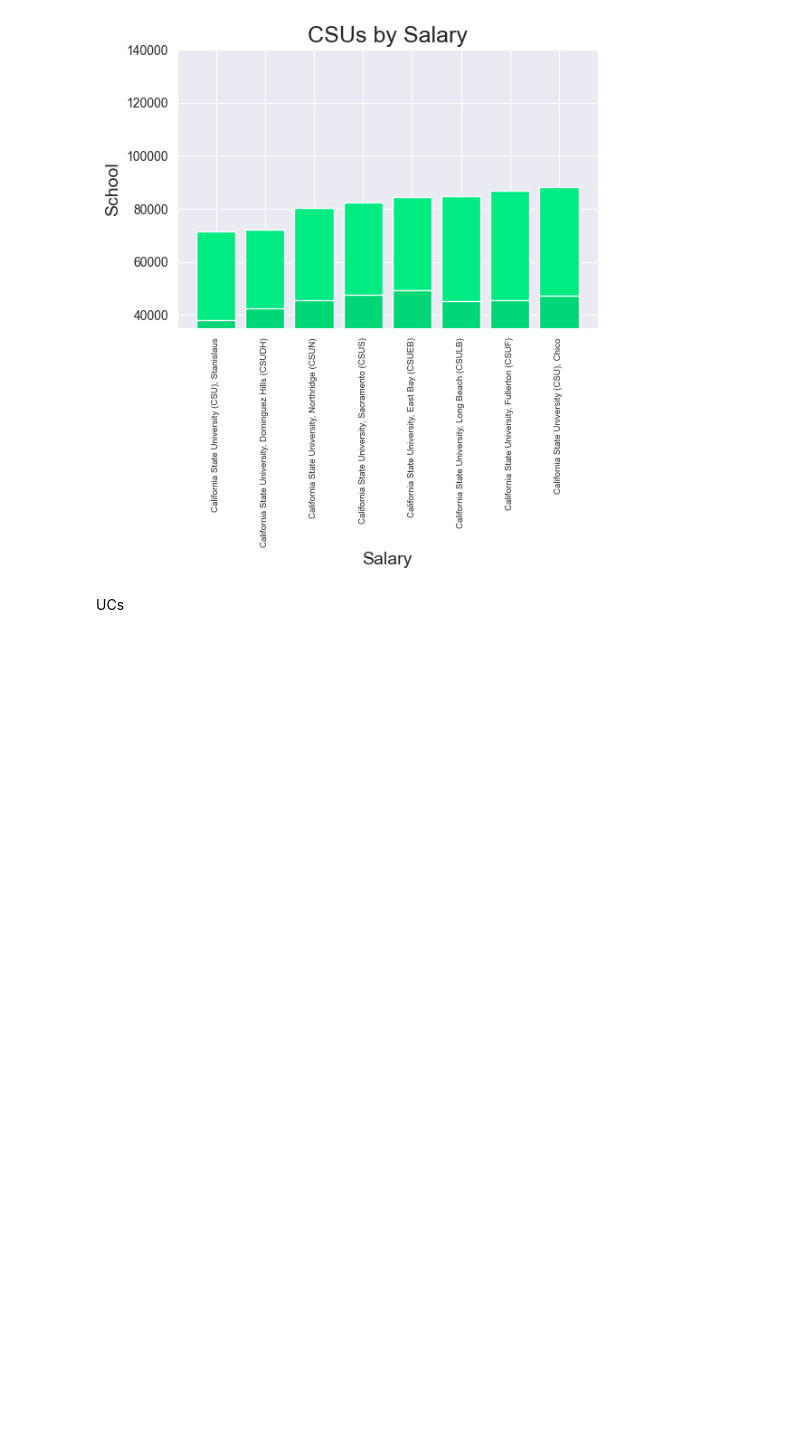
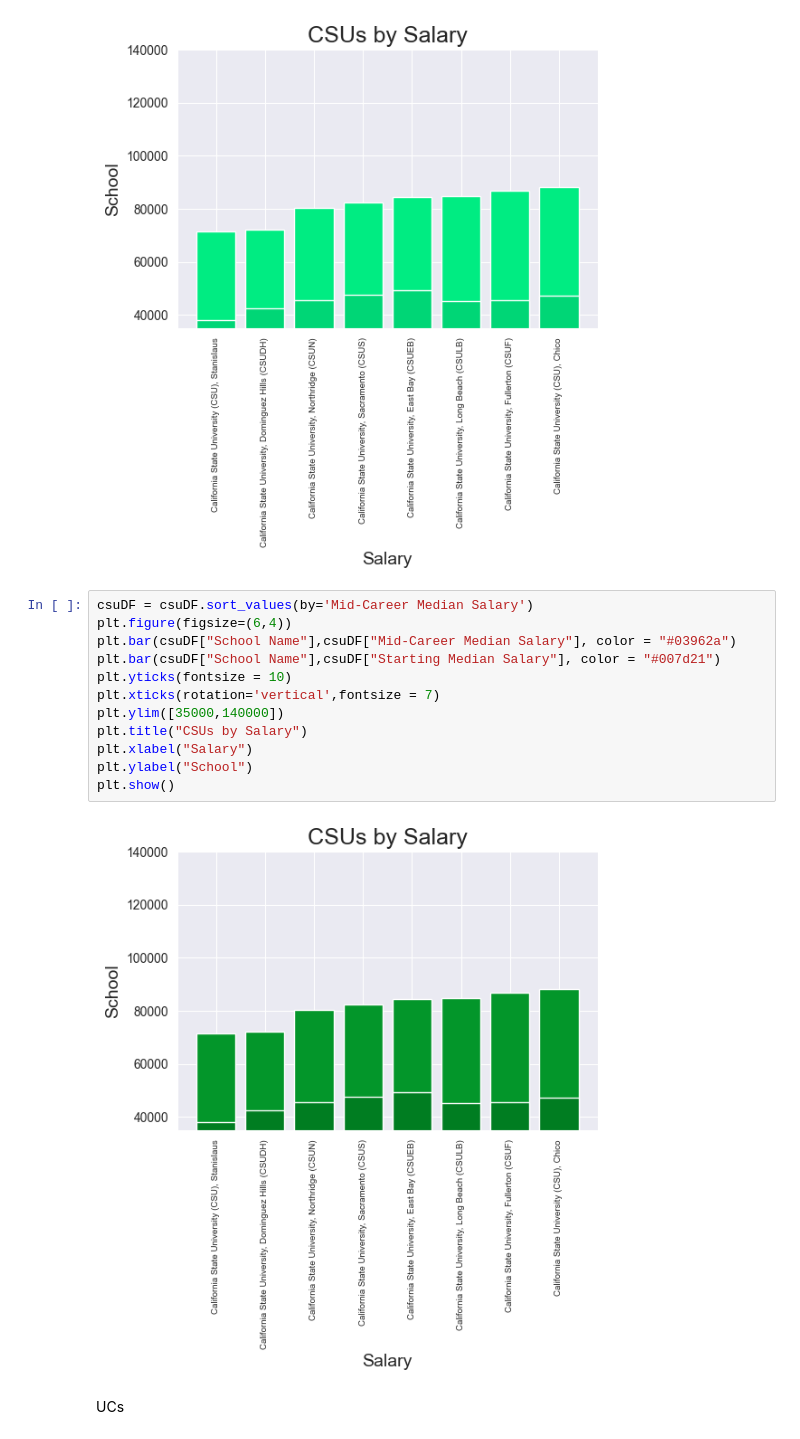
Before and after one commit to Immersor-git/CECS_450_Fall2023_Sem_Project, a Jupyter notebook: Bonnie - Jupyter Notebook/bonnieWIP.ipynb, the cells around one changed output. Drawn from its saved outputs; the diff is of its cells as text; blank space fills up the shorter version.

Commit message:
New Graphs! Finally done?

```diff
--- a/Bonnie - Jupyter Notebook/bonnieWIP.ipynb
+++ b/Bonnie - Jupyter Notebook/bonnieWIP.ipynb
@@ -173,6 +173,20 @@ plt.ylabel("School")
 plt.show()
 # %% [output]
 [figure]
+# %%
+csuDF = csuDF.sort_values(by='Mid-Career Median Salary')
+plt.figure(figsize=(6,4))
+plt.bar(csuDF["School Name"],csuDF["Mid-Career Median Salary"], color = "#03962a")
+plt.bar(csuDF["School Name"],csuDF["Starting Median Salary"], color = "#007d21")
+plt.yticks(fontsize = 10)
+plt.xticks(rotation='vertical',fontsize = 7)
+plt.ylim([35000,140000])
+plt.title("CSUs by Salary")
+plt.xlabel("Salary")
+plt.ylabel("School")
+plt.show()
+# %% [output]
+[figure, added]
 # %% [markdown]
 UCs
 # %%
```
Also changed, not shown: parts of 12 cells of this notebook, 14 other files.
